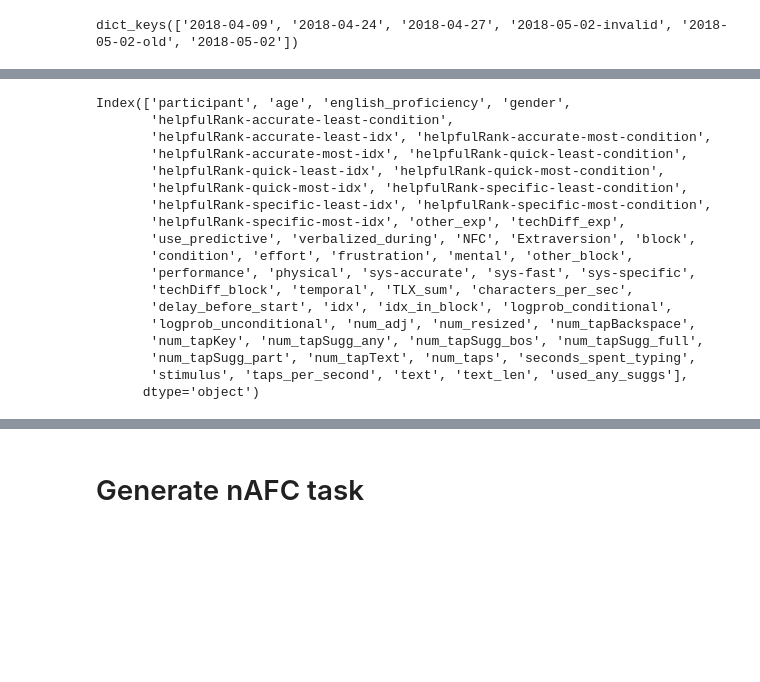
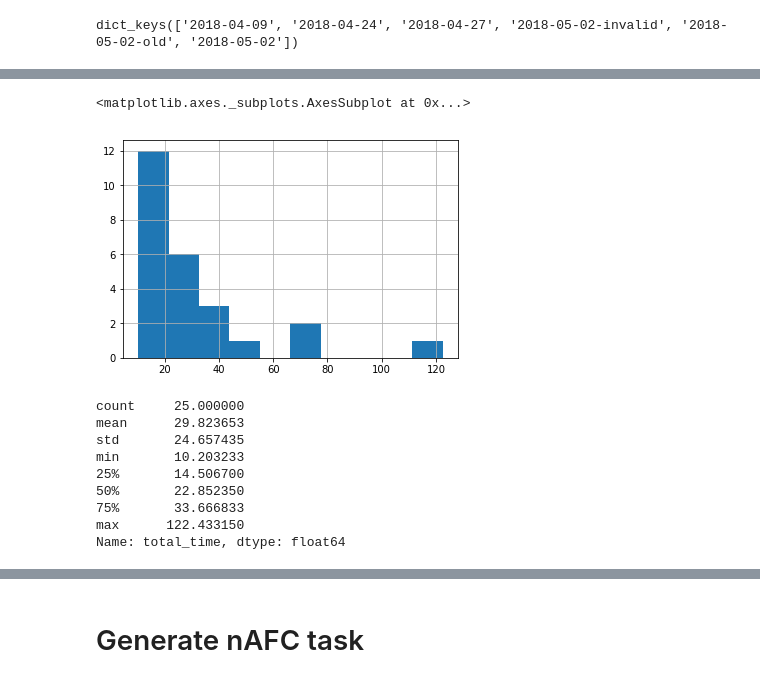
Before and after one commit to kcarnold/textrec, a Jupyter notebook: notebooks/Analysis.ipynb, the cells around one changed output, grey strips where cells are left out. Drawn from its saved outputs; the diff is of its cells as text; code cells hidden in the pictures; blank space fills up the shorter version.

```diff
--- a/notebooks/Analysis.ipynb
+++ b/notebooks/Analysis.ipynb
@@ -52,4 +54,4 @@ participants.keys()
 # %% [output]
 dict_keys(['2018-04-09', '2018-04-24', '2018-04-27', '2018-05-02-invalid', '2018-05-02-old', '2018-05-02'])
 # %%
-len(participants['2018-05-02'])
+batch = '2018-05-02'
@@ -58,3 +62,3 @@ len(participants['2018-05-02'])
 # %%
-analyses = analyze_all(participants['2018-05-02'])
+analyses = analyze_all(participants[batch])
 # %% [output]
@@ -66,24 +79,3 @@ general,specific,norecs    4
 specific,norecs,general    3
 specific,general,norecs    3
 Name: conditions, dtype: int64
-# %%
-analyses['trial_level'].columns
-# %% [output]
-Index(['participant', 'age', 'english_proficiency', 'gender',
-       'helpfulRank-accurate-least-condition',
-       'helpfulRank-accurate-least-idx', 'helpfulRank-accurate-most-condition',
-       'helpfulRank-accurate-most-idx', 'helpfulRank-quick-least-condition',
-       'helpfulRank-quick-least-idx', 'helpfulRank-quick-most-condition',
-       'helpfulRank-quick-most-idx', 'helpfulRank-specific-least-condition',
-       'helpfulRank-specific-least-idx', 'helpfulRank-specific-most-condition',
-       'helpfulRank-specific-most-idx', 'other_exp', 'techDiff_exp',
-       'use_predictive', 'verbalized_during', 'NFC', 'Extraversion', 'block',
-       'condition', 'effort', 'frustration', 'mental', 'other_block',
-       'performance', 'physical', 'sys-accurate', 'sys-fast', 'sys-specific',
-       'techDiff_block', 'temporal', 'TLX_sum', 'characters_per_sec',
-       'delay_before_start', 'idx', 'idx_in_block', 'logprob_conditional',
-       'logprob_unconditional', 'num_adj', 'num_resized', 'num_tapBackspace',
-       'num_tapKey', 'num_tapSugg_any', 'num_tapSugg_bos', 'num_tapSugg_full',
-       'num_tapSugg_part', 'num_tapText', 'num_taps', 'seconds_spent_typing',
-       'stimulus', 'taps_per_second', 'text', 'text_len', 'used_any_suggs'],
-      dtype='object')
@@ -91,0 +82,17 @@ Index(['participant', 'age', 'english_proficiency', 'gender',
+# %%
+analyses['experiment_level'].total_time.hist()
+# %% [output]
+<matplotlib.axes._subplots.AxesSubplot at 0x...>
+[figure, added]
+# %%
+analyses['experiment_level'].total_time.describe()
+# %% [output]
+count     25.000000
+mean      29.823653
+std       24.657435
+min       10.203233
+25%       14.506700
+50%       22.852350
+75%       33.666833
+max      122.433150
+Name: total_time, dtype: float64
```
Also changed, not shown: parts of 51 cells of this notebook.
